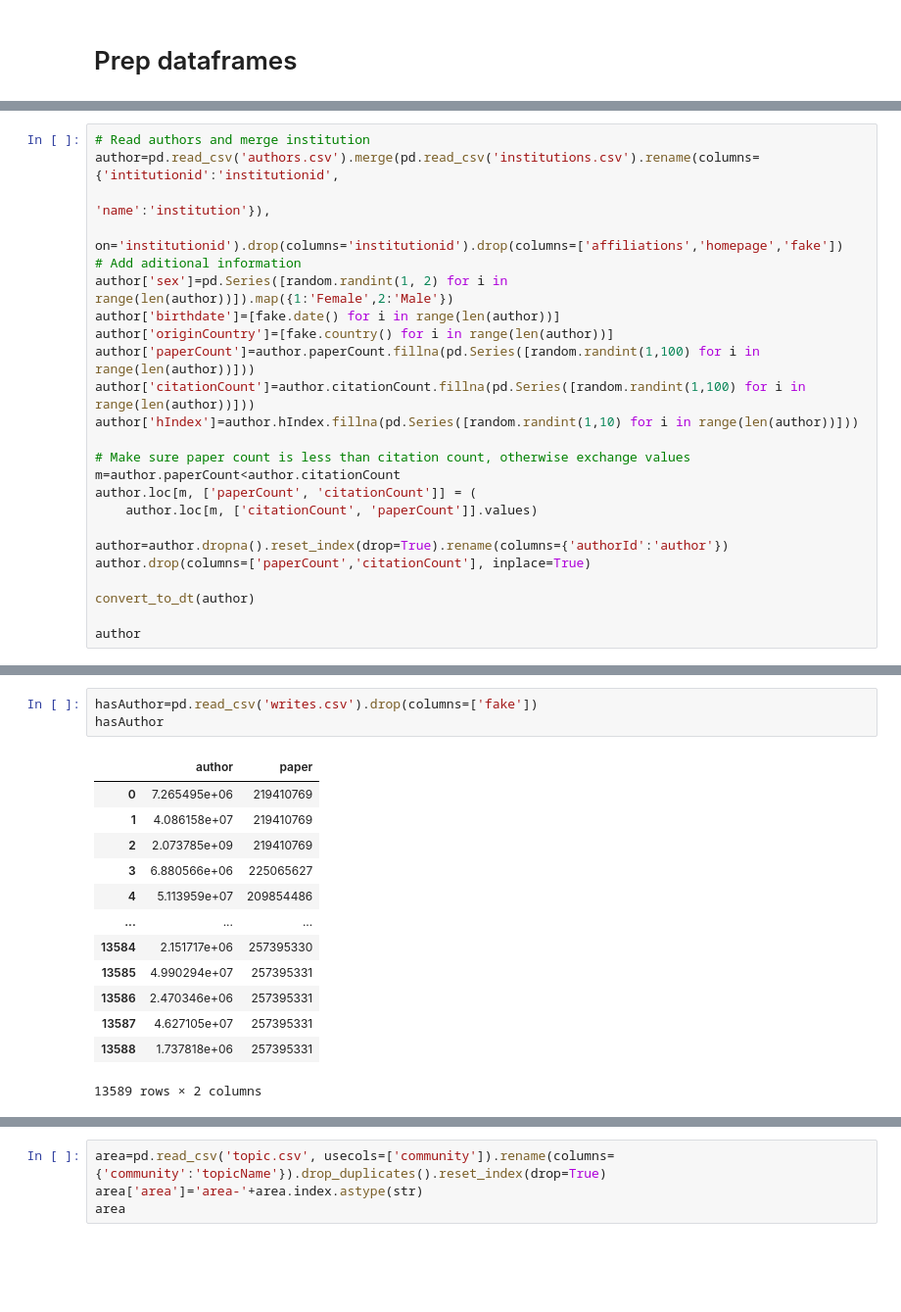
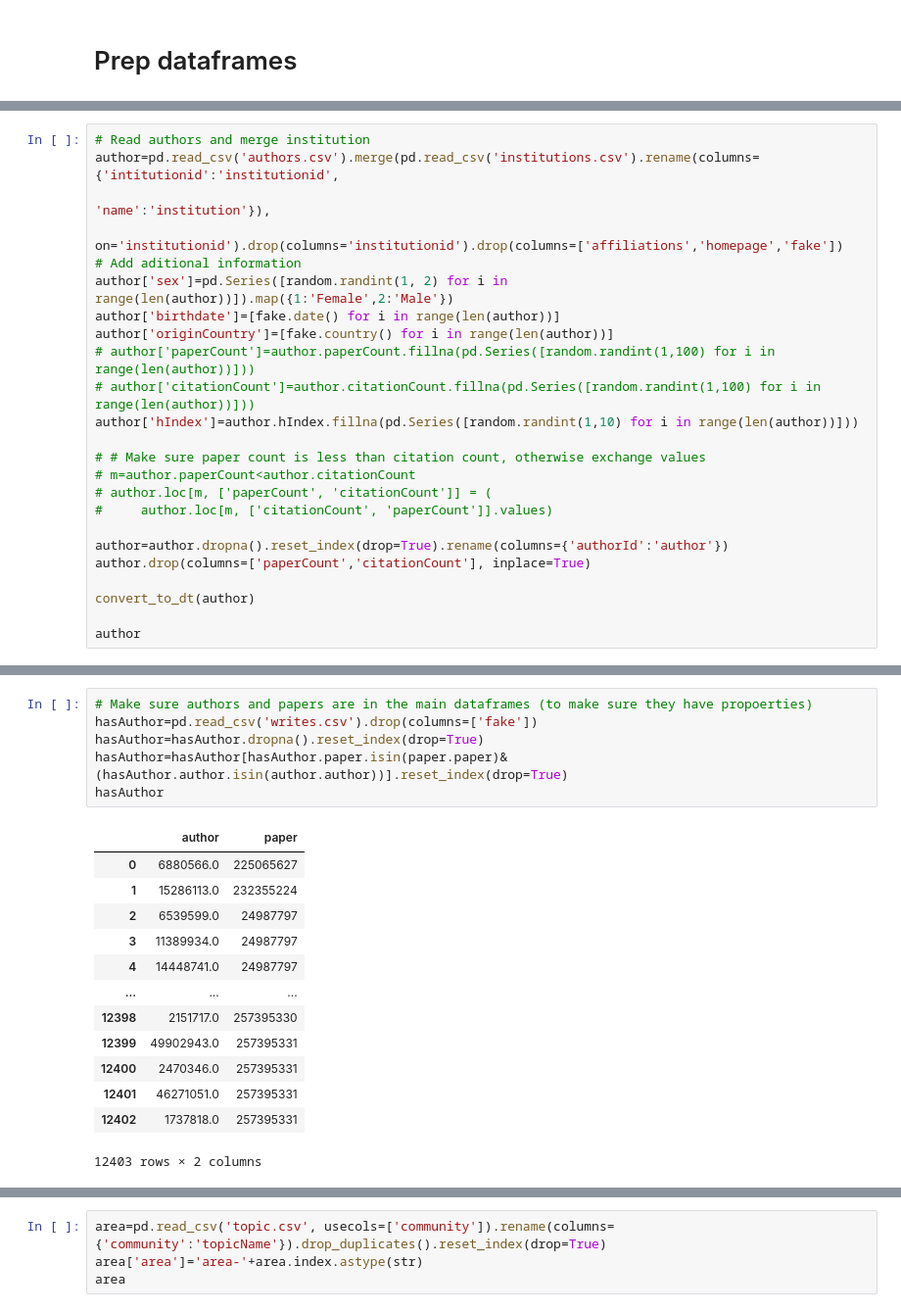
Before and after one commit to AlaaAlmutawa/SDM-Lab3, a Jupyter notebook: code/tbox_abox_gen.ipynb, the cells around one changed output, grey strips where cells are left out. Shown: that part at 98% size. Drawn from its saved outputs; the diff is of its cells as text; blank space fills up the shorter version.

```diff
--- a/code/tbox_abox_gen.ipynb
+++ b/code/tbox_abox_gen.ipynb
@@ -39,14 +47,14 @@ author=pd.read_csv('authors.csv').merge(pd.read_csv('institutions.csv').rename(c
 author['sex']=pd.Series([random.randint(1, 2) for i in range(len(author))]).map({1:'Female',2:'Male'})
 author['birthdate']=[fake.date() for i in range(len(author))]
 author['originCountry']=[fake.country() for i in range(len(author))]
-author['paperCount']=author.paperCount.fillna(pd.Series([random.randint(1,100) for i in range(len(author))]))
-author['citationCount']=author.citationCount.fillna(pd.Series([random.randint(1,100) for i in range(len(author))]))
+# author['paperCount']=author.paperCount.fillna(pd.Series([random.randint(1,100) for i in range(len(author))]))
+# author['citationCount']=author.citationCount.fillna(pd.Series([random.randint(1,100) for i in range(len(author))]))
 author['hIndex']=author.hIndex.fillna(pd.Series([random.randint(1,10) for i in range(len(author))]))
 
-# Make sure paper count is less than citation count, otherwise exchange values
-m=author.paperCount<author.citationCount
-author.loc[m, ['paperCount', 'citationCount']] = (
-    author.loc[m, ['citationCount', 'paperCount']].values)
+# # Make sure paper count is less than citation count, otherwise exchange values
+# m=author.paperCount<author.citationCount
+# author.loc[m, ['paperCount', 'citationCount']] = (
+#     author.loc[m, ['citationCount', 'paperCount']].values)
 
 author=author.dropna().reset_index(drop=True).rename(columns={'authorId':'author'})
 author.drop(columns=['paperCount','citationCount'], inplace=True)
@@ -332,17 +332,20 @@ paper
 # %%
+# Make sure authors and papers are in the main dataframes (to make sure they have propoerties)
 hasAuthor=pd.read_csv('writes.csv').drop(columns=['fake'])
+hasAuthor=hasAuthor.dropna().reset_index(drop=True)
+hasAuthor=hasAuthor[hasAuthor.paper.isin(paper.paper)&(hasAuthor.author.isin(author.author))].reset_index(drop=True)
 hasAuthor
 # %% [output]
 |  | author | paper |
-| 0 | 7.265495e+06 | 219410769 |
-| 1 | 4.086158e+07 | 219410769 |
-| 2 | 2.073785e+09 | 219410769 |
-| 3 | 6.880566e+06 | 225065627 |
-| 4 | 5.113959e+07 | 209854486 |
+| 0 | 6880566.0 | 225065627 |
+| 1 | 15286113.0 | 232355224 |
+| 2 | 6539599.0 | 24987797 |
+| 3 | 11389934.0 | 24987797 |
+| 4 | 14448741.0 | 24987797 |
 | ... | ... | ... |
-| 13584 | 2.151717e+06 | 257395330 |
-| 13585 | 4.990294e+07 | 257395331 |
-| 13586 | 2.470346e+06 | 257395331 |
-| 13587 | 4.627105e+07 | 257395331 |
-| 13588 | 1.737818e+06 | 257395331 |
+| 12398 | 2151717.0 | 257395330 |
+| 12399 | 49902943.0 | 257395331 |
+| 12400 | 2470346.0 | 257395331 |
+| 12401 | 46271051.0 | 257395331 |
+| 12402 | 1737818.0 | 257395331 |
-13589 rows × 2 columns
+12403 rows × 2 columns
```
Also changed, not shown: parts of 29 cells of this notebook, 1 other file.
